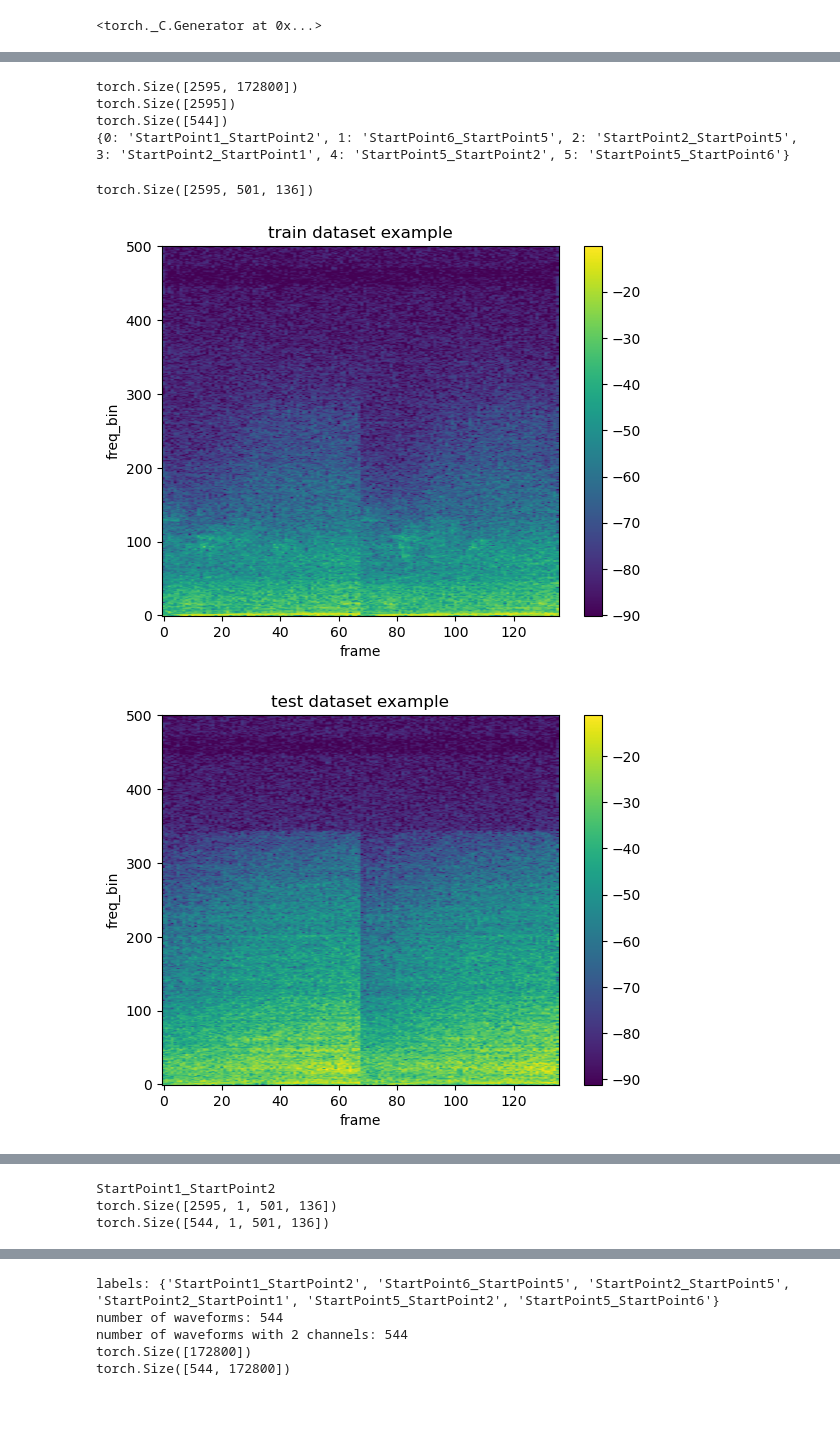
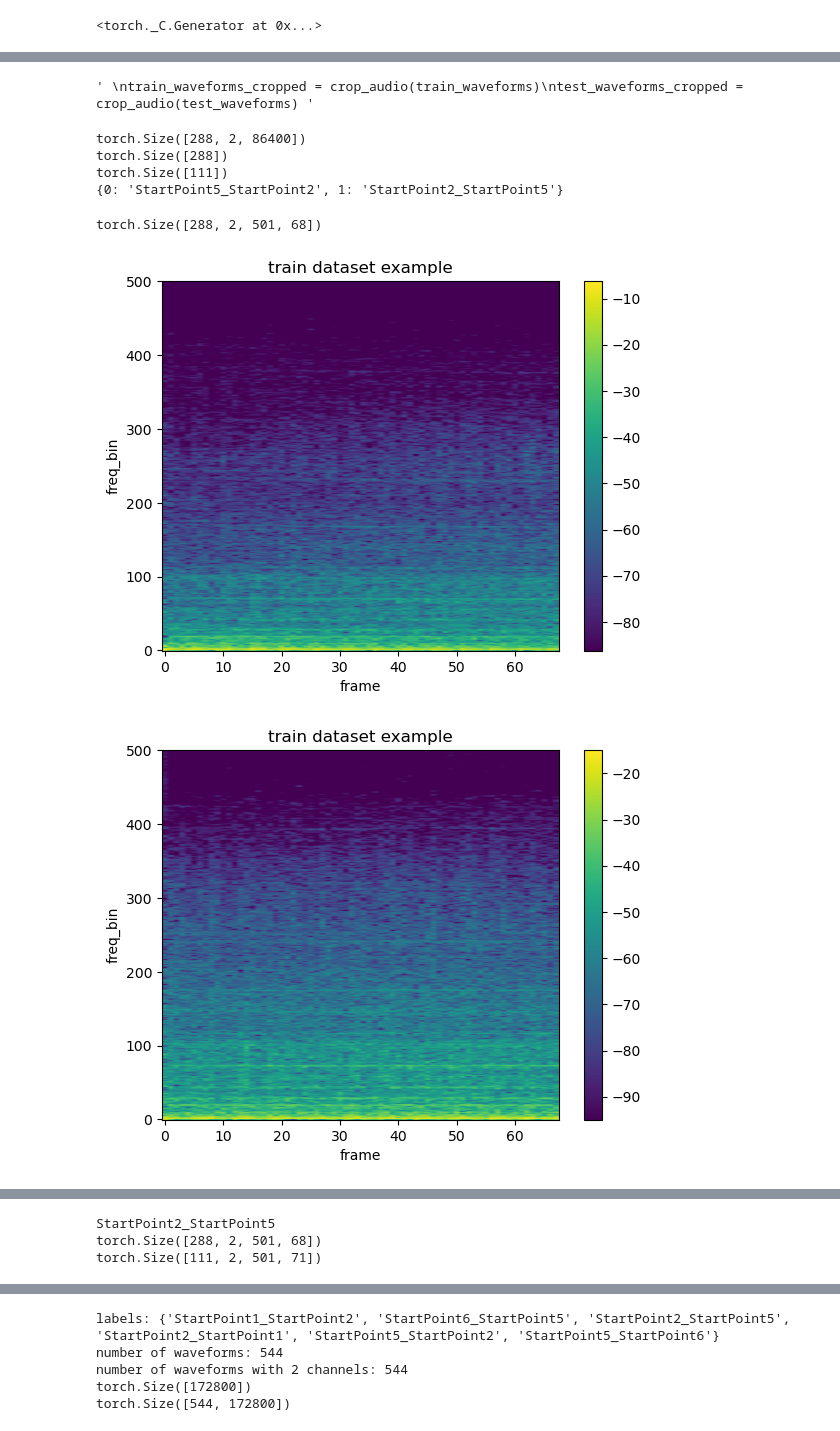
Before and after one commit to DoSomeWaffles/master_thesis, a Jupyter notebook: tools/sound-to-spectrogram/simulation-classification/sound-source-classifier.ipynb, the cells around one changed output, grey strips where cells are left out. Saved outputs shown, nothing was run; the diff lists cells and outputs as text; code cells hidden in the pictures.

```diff
--- a/tools/sound-to-spectrogram/simulation-classification/sound-source-classifier.ipynb
+++ b/tools/sound-to-spectrogram/simulation-classification/sound-source-classifier.ipynb
@@ -64,7 +64,6 @@ def count_label(dataset):
     return label_count
 
 def load_dataset(path):
-    # Specify the root folder that contains sub-folders with audio files
     file_limit_per_class = 10000
     # Create empty lists to store waveforms, sample rates and labels
     dataset = {'waveforms': [], 'sample_rates': [], 'labels': []}
@@ -75,7 +74,7 @@ def load_dataset(path):
         label = folder
         counter = 0
         # Loop over the audio files in each sub-folder
-        for filename in glob.glob(os.path.join(path, folder, '*stereo.wav')):
+        for filename in glob.glob(os.path.join(path, folder, '*.wav')):
             counter += 1
             try:
                 # Load an audio file as a tensor and its sample rate
@@ -93,10 +92,17 @@ def load_dataset(path):
                 pass
     return dataset
 # %%
-train = load_dataset('..\\..\\..\\sound-propagation-simulation\\dataset\\train\\2023-04-04 17-47-30')
+""" train = load_dataset('..\\..\\..\\sound-propagation-simulation\\dataset\\train\\2023-04-19 09-34-19-train')
 print("train dataset loaded, size:",len(train['waveforms']))
 print(count_label(train))
-test = load_dataset('..\\..\\..\\sound-propagation-simulation\\dataset\\test\\2023-04-18 13-23-21')
+test = load_dataset('..\\..\\..\\sound-propagation-simulation\\dataset\\test\\2023-04-19 10-24-13-test')
+print("test dataset loaded, size:",len(test['waveforms']))
+print(count_label(test)) """
+
+train = load_dataset('..\\..\\..\\sound-propagation-simulation\\dataset_real_data\\train\\2023-04-19 09-34-19-train')
+print("train dataset loaded, size:",len(train['waveforms']))
+print(count_label(train))
+test = load_dataset('..\\..\\..\\sound-propagation-simulation\\dataset_real_data\\test\\2023-04-19 10-24-13-test')
 print("test dataset loaded, size:",len(test['waveforms']))
 print(count_label(test))
 # %% [output]
@@ -118,13 +124,15 @@ train_waveforms = train['waveforms']
 train_labels = train['labels']
 test_waveforms = test['waveforms']
 test_labels = test['labels']
-
+"""
 train_waveforms_cropped = crop_audio(train_waveforms)
-test_waveforms_cropped = crop_audio(test_waveforms)
+test_waveforms_cropped = crop_audio(test_waveforms) """
+# %% [output]
+' \ntrain_waveforms_cropped = crop_audio(train_waveforms)\ntest_waveforms_cropped = crop_audio(test_waveforms) '
 # %%
 # create tensors from the lists
-train_waveforms_tensor = torch.stack(train_waveforms_cropped)
-test_waveforms_tensor = torch.stack(test_waveforms_cropped)
+train_waveforms_tensor = torch.stack(train_waveforms)
+test_waveforms_tensor = torch.stack(test_waveforms)
 print(train_waveforms_tensor.shape)
 # convert the labels to integers
 label_to_int = {label: i for i, label in enumerate(set(train_labels))}
@@ -139,31 +147,33 @@ int_to_label = {i: label for label, i in label_to_int.items()}
 # print labels with their corresponding integer
 print(int_to_label)
 # %% [output]
-torch.Size([2595, 172800])
-torch.Size([2595])
-torch.Size([544])
-{0: 'StartPoint1_StartPoint2', 1: 'StartPoint6_StartPoint5', 2: 'StartPoint2_StartPoint5', 3: 'StartPoint2_StartPoint1', 4: 'StartPoint5_StartPoint2', 5: 'StartPoint5_StartPoint6'}
+torch.Size([288, 2, 86400])
+torch.Size([288])
+torch.Size([111])
+{0: 'StartPoint5_StartPoint2', 1: 'StartPoint2_StartPoint5'}
 # %%
 # convert the waveforms to log based spectrograms
 train_spectrograms = [F.spectrogram(waveform, pad=0, window=torch.hann_window(1000), n_fft=1000, hop_length=1280, win_length=1000, power=2.0, normalized=True) for waveform in train_waveforms_tensor]
 test_spectrograms = [F.spectrogram(waveform, pad=0, window=torch.hann_window(1000), n_fft=1000, hop_length=1280, win_length=1000, power=2.0, normalized=True) for waveform in test_waveforms_tensor]
 train_spectrograms = torch.stack(train_spectrograms)
 test_spectrograms = torch.stack(test_spectrograms)
 
 # crop the spectrograms to remove high frequencies
 # train_spectrograms = train_spectrograms[:, :200, :]
 # test_spectrograms = test_spectrograms[:, :200, :]
 print(train_spectrograms.shape)
 idx=0
-plot_spectrogram(train_spectrograms[idx], title="train dataset example")
-plot_spectrogram(test_spectrograms[idx], title="test dataset example")
+plot_spectrogram(train_spectrograms[idx][0], title="train dataset example")
+plot_spectrogram(train_spectrograms[idx][1], title="train dataset example")
+plot_spectrogram(test_spectrograms[idx][0], title="test dataset example")
+plot_spectrogram(test_spectrograms[idx][1], title="test dataset example")
 print(train_labels[idx])
 # add a channel dimension
-train_spectrograms = train_spectrograms.unsqueeze(1)
-test_spectrograms = test_spectrograms.unsqueeze(1)
+""" train_spectrograms = train_spectrograms.unsqueeze(1)
+test_spectrograms = test_spectrograms.unsqueeze(1) """
 print(train_spectrograms.shape)
 print(test_spectrograms.shape)
 # %% [output]
-torch.Size([2595, 501, 136])
+torch.Size([288, 2, 501, 68])
-[figure, old version]
+[figure, new version]
-[figure, old version]
+[figure, new version]
@@ -170,6 +182,6 @@ torch.Size([2595, 501, 136])
-StartPoint1_StartPoint2
-torch.Size([2595, 1, 501, 136])
-torch.Size([544, 1, 501, 136])
+StartPoint2_StartPoint5
+torch.Size([288, 2, 501, 68])
+torch.Size([111, 2, 501, 71])
 # %%
 # dataloader
 from torch.utils.data import TensorDataset, DataLoader
```
Also changed, not shown: parts of 8 cells of this notebook, 50 other files.
